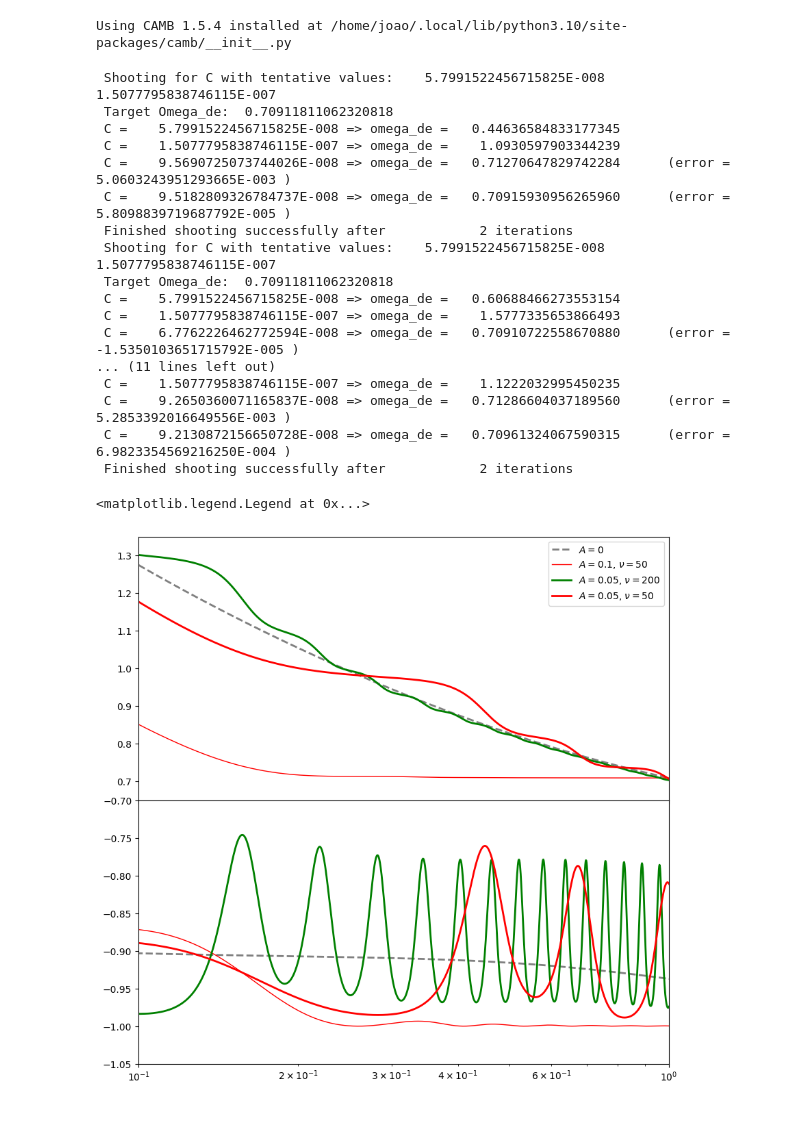
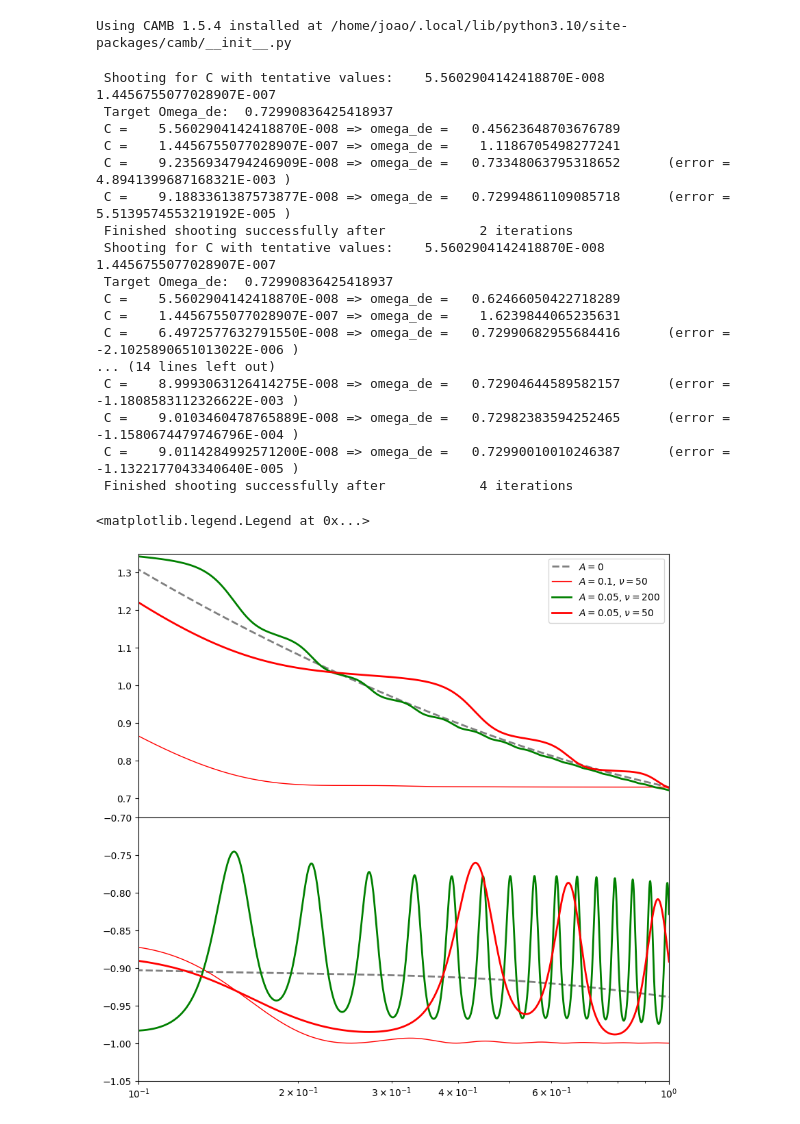
Before and after one commit to SBU-COSMOLIKE/CAMB-Monodromic, a Jupyter notebook: docs/Monodromic_demo.ipynb, the cells around one changed output. Drawn from its saved outputs; the diff is of its cells as text; code cells hidden in the pictures.

Commit message:
Changing omega_de treshold in shooting

```diff
--- a/docs/Monodromic_demo.ipynb
+++ b/docs/Monodromic_demo.ipynb
@@ -6,6 +6,13 @@ print(f"Using CAMB {camb.__version__} installed at {camb.__file__}")
 # %% [output]
 Using CAMB 1.5.4 installed at /home/joao/.local/lib/python3.10/site-packages/camb/__init__.py
 # %%
+h = 0.6756
+omegam = 0.27
+omegabh2 = 0.02238280
+omegab = omegabh2/h**2
+omegac = omegam - omegab
+omegach2 = omegac*h**2
+
 cases = [
 	{'A': 0, 'nu': 10},
     {'A': 0.1, 'nu': 50},
@@ -16,11 +23,11 @@ results = []
 
 for case in cases:
 	cosmo = camb.set_params(# Background
-		H0=70, ombh2=0.02238280, omch2=0.1201075, TCMB=2.7255,
+		H0=100*h, ombh2=omegabh2, omch2=omegach2, TCMB=2.7255,
 		# Dark Energy
 		dark_energy_model = 'MonodromicQuintessence', alpha=0.2, A=case['A'], nu=case['nu'],
 		# Neutrinos
-		omnuh2 = 0, num_nu_massless=3.044, num_nu_massive = 0,
+		omnuh2=0, num_nu_massless=3.044, num_nu_massive = 0,
 		nu_mass_degeneracies=[0], nu_mass_numbers = [0],
 		# Initial Power Spectrum
 		As = 2.100549e-09, ns = 0.9660499,
@@ -28,44 +35,44 @@ for case in cases:
 	)
 	results.append(camb.get_results(cosmo))
 # %% [output]
- Shooting for C with tentative values:    5.7991522456715825E-008   1.5077795838746115E-007
- Target Omega_de:  0.70911811062320818
- C =    5.7991522456715825E-008 => omega_de =   0.44636584833177345
- C =    1.5077795838746115E-007 => omega_de =    1.0930597903344239
- C =    9.5690725073744026E-008 => omega_de =   0.71270647829742284      (error =    5.0603243951293665E-003 )
- C =    9.5182809326784737E-008 => omega_de =   0.70915930956265960      (error =    5.8098839719687792E-005 )
+ Shooting for C with tentative values:    5.5602904142418870E-008   1.4456755077028907E-007
+ Target Omega_de:  0.72990836425418937
+ C =    5.5602904142418870E-008 => omega_de =   0.45623648703676789
+ C =    1.4456755077028907E-007 => omega_de =    1.1186705498277241
+ C =    9.2356934794246909E-008 => omega_de =   0.73348063795318652      (error =    4.8941399687168321E-003 )
+ C =    9.1883361387573877E-008 => omega_de =   0.72994861109085718      (error =    5.5139574553219192E-005 )
  Finished shooting successfully after            2 iterations
- Shooting for C with tentative values:    5.7991522456715825E-008   1.5077795838746115E-007
- Target Omega_de:  0.70911811062320818
- C =    5.7991522456715825E-008 => omega_de =   0.60688466273553154
- C =    1.5077795838746115E-007 => omega_de =    1.5777335653866493
- C =    6.7762226462772594E-008 => omega_de =   0.70910722558670880      (error =   -1.5350103651715792E-005 )
-... (11 lines left out)
- C =    1.5077795838746115E-007 => omega_de =    1.1222032995450235
- C =    9.2650360071165837E-008 => omega_de =   0.71286604037189560      (error =    5.2853392016649556E-003 )
- C =    9.2130872156650728E-008 => omega_de =   0.70961324067590315      (error =    6.9823354569216250E-004 )
- Finished shooting successfully after            2 iterations
+ Shooting for C with tentative values:    5.5602904142418870E-008   1.4456755077028907E-007
+ Target Omega_de:  0.72990836425418937
+ C =    5.5602904142418870E-008 => omega_de =   0.62466050422718289
+ C =    1.4456755077028907E-007 => omega_de =    1.6239844065235631
+ C =    6.4972577632791550E-008 => omega_de =   0.72990682955684416      (error =   -2.1025890651013022E-006 )
+... (14 lines left out)
+ C =    8.9993063126414275E-008 => omega_de =   0.72904644589582157      (error =   -1.1808583112326622E-003 )
+ C =    9.0103460478765889E-008 => omega_de =   0.72982383594252465      (error =   -1.1580674479746796E-004 )
+ C =    9.0114284992571200E-008 => omega_de =   0.72990010010246387      (error =   -1.1322177043340640E-005 )
+ Finished shooting successfully after            4 iterations
 # %%
 fig, axs = plt.subplots(2, 1, sharex=True, figsize=(10,10), gridspec_kw={'hspace': 0})
 scale_factor = np.logspace(-6, 0, 10000)
 redshift = 1/scale_factor - 1
 lws = [2, 1, 2, 2]
 lss = ['--', '-', '-', '-']
 colors = ['gray', 'red', 'green', 'red']
 legend_labels = [r"$A = 0$", r"$A = 0.1$, $\nu = 50$", r"$A = 0.05$, $\nu = 200$", r"$A = 0.05$, $\nu = 50$"]
 for case, result, ls, lw, color, label in zip(cases, results, lss, lws, colors, legend_labels):
-    rho_de = result.get_background_densities(scale_factor)['de']/scale_factor**4/result.grhocrit
+    rho_de = result.get_background_densities(scale_factor)['de']/scale_factor**4
     _, w_de = result.get_dark_energy_rho_w(scale_factor)
     hubble = result.hubble_parameter(redshift)
     cls = result.get_unlensed_scalar_cls(CMB_unit = 'muK')[:,0]
     ks = result.get_matter_power_spectrum(minkh=1e-4, maxkh=1, npoints = 200)[0]
     pk = result.get_matter_power_spectrum(minkh=1e-4, maxkh=1, npoints = 200)[2]
-    axs[0].semilogx(scale_factor, rho_de, ls=ls, lw=lw, label=label, color=color)
+    axs[0].semilogx(scale_factor, rho_de/result.grhocrit, ls=ls, lw=lw, label=label, color=color)
     axs[1].semilogx(scale_factor, w_de, ls=ls, lw=lw, label=label, color=color)
 plt.xlim([0.1, 1])
 axs[0].set_ylim([0.65, 1.35])
 axs[1].set_ylim([-1.05, -0.7])
 axs[0].legend(loc='upper right')
 # %% [output]
 <matplotlib.legend.Legend at 0x...>
-[figure, old version]
+[figure, new version]
```
Also changed, not shown: 1 other file.
